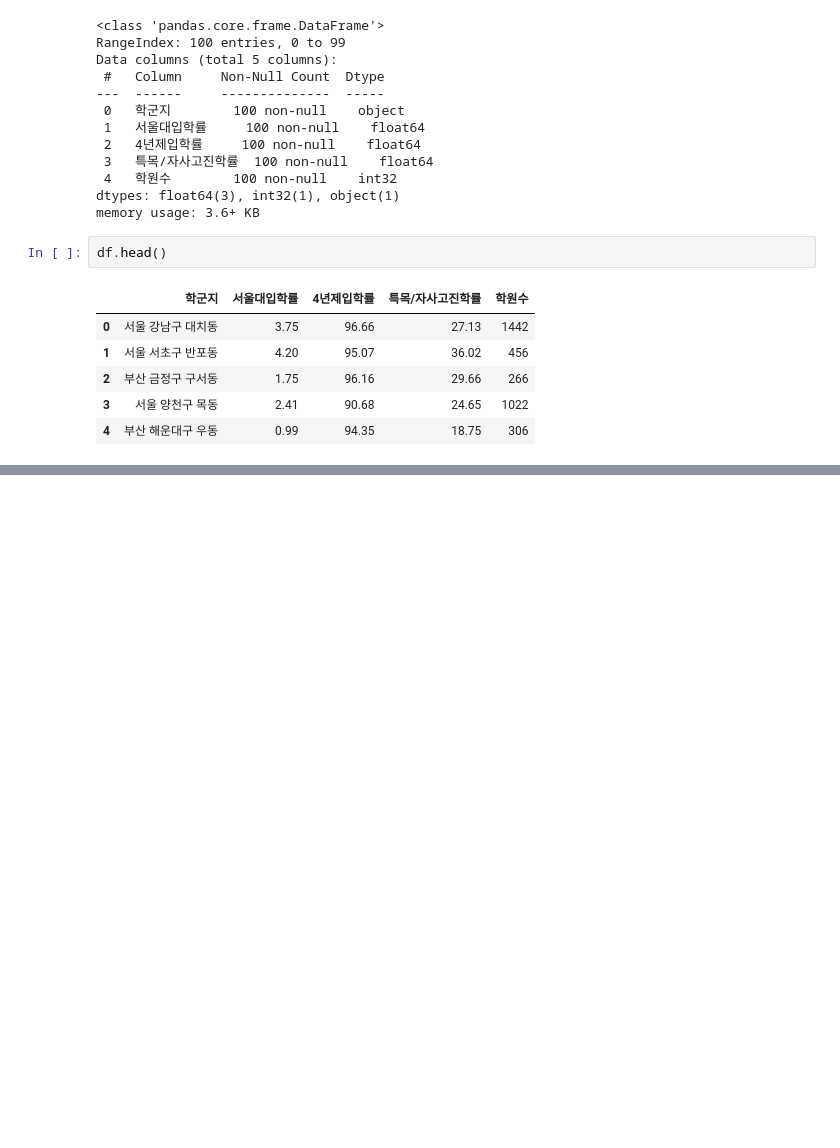
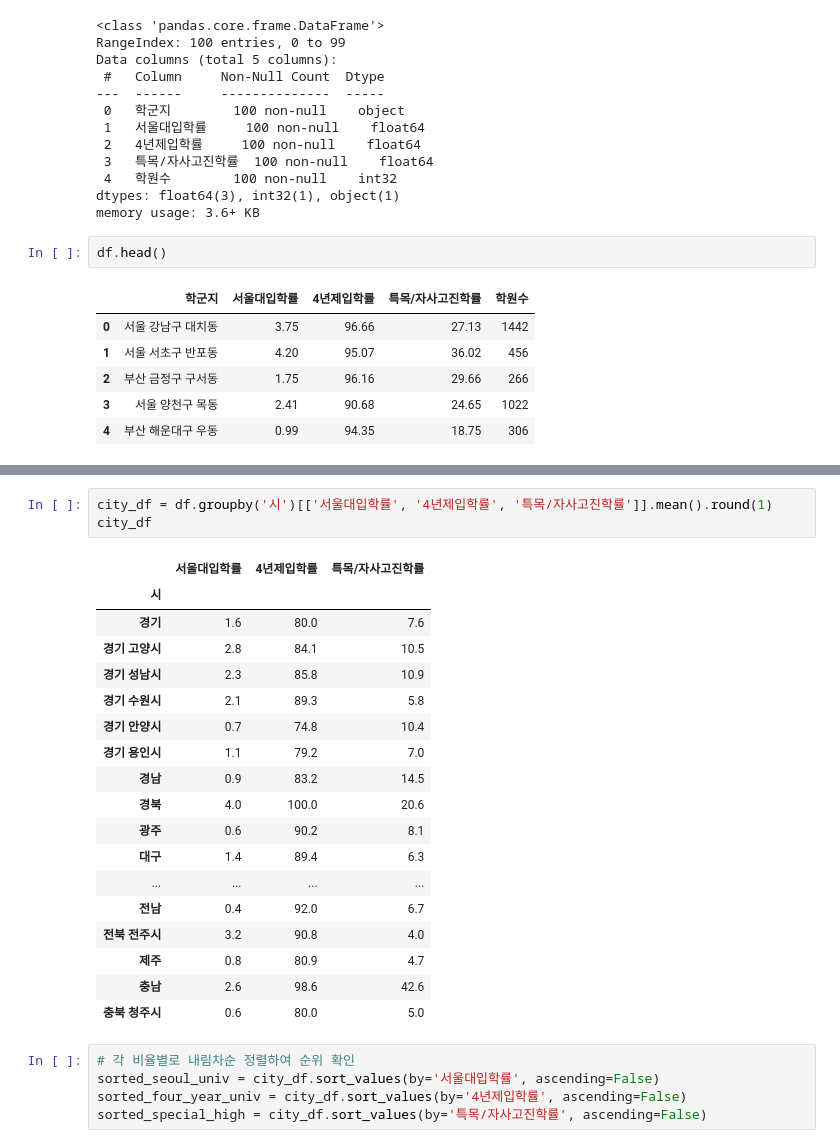
Before and after one commit to hijump9/python_study, a Jupyter notebook: 0. crawling_code/학군지/elite_crawl.ipynb, the cells around one changed output, grey strips where cells are left out. Cells and saved outputs as stored; diff of their text form; blank space fills up the shorter version.

```diff
--- a/0. crawling_code/학군지/elite_crawl.ipynb
+++ b/0. crawling_code/학군지/elite_crawl.ipynb
@@ -197 +202,28 @@ df
 100 rows × 8 columns
+# %%
+city_df = df.groupby('시')[['서울대입학률', '4년제입학률', '특목/자사고진학률']].mean().round(1)
+city_df
+# %% [output]
+|  | 서울대입학률 | 4년제입학률 | 특목/자사고진학률 |
+| 시 |  |  |  |
+| 경기 | 1.6 | 80.0 | 7.6 |
+| 경기 고양시 | 2.8 | 84.1 | 10.5 |
+| 경기 성남시 | 2.3 | 85.8 | 10.9 |
+| 경기 수원시 | 2.1 | 89.3 | 5.8 |
+| 경기 안양시 | 0.7 | 74.8 | 10.4 |
+| 경기 용인시 | 1.1 | 79.2 | 7.0 |
+| 경남 | 0.9 | 83.2 | 14.5 |
+| 경북 | 4.0 | 100.0 | 20.6 |
+| 광주 | 0.6 | 90.2 | 8.1 |
+| 대구 | 1.4 | 89.4 | 6.3 |
+| ... | ... | ... | ... |
+| 전남 | 0.4 | 92.0 | 6.7 |
+| 전북 전주시 | 3.2 | 90.8 | 4.0 |
+| 제주 | 0.8 | 80.9 | 4.7 |
+| 충남 | 2.6 | 98.6 | 42.6 |
+| 충북 청주시 | 0.6 | 80.0 | 5.0 |
+# %%
+# 각 비율별로 내림차순 정렬하여 순위 확인
+sorted_seoul_univ = city_df.sort_values(by='서울대입학률', ascending=False)
+sorted_four_year_univ = city_df.sort_values(by='4년제입학률', ascending=False)
+sorted_special_high = city_df.sort_values(by='특목/자사고진학률', ascending=False)
```
Also changed, not shown: parts of 15 cells of this notebook.
